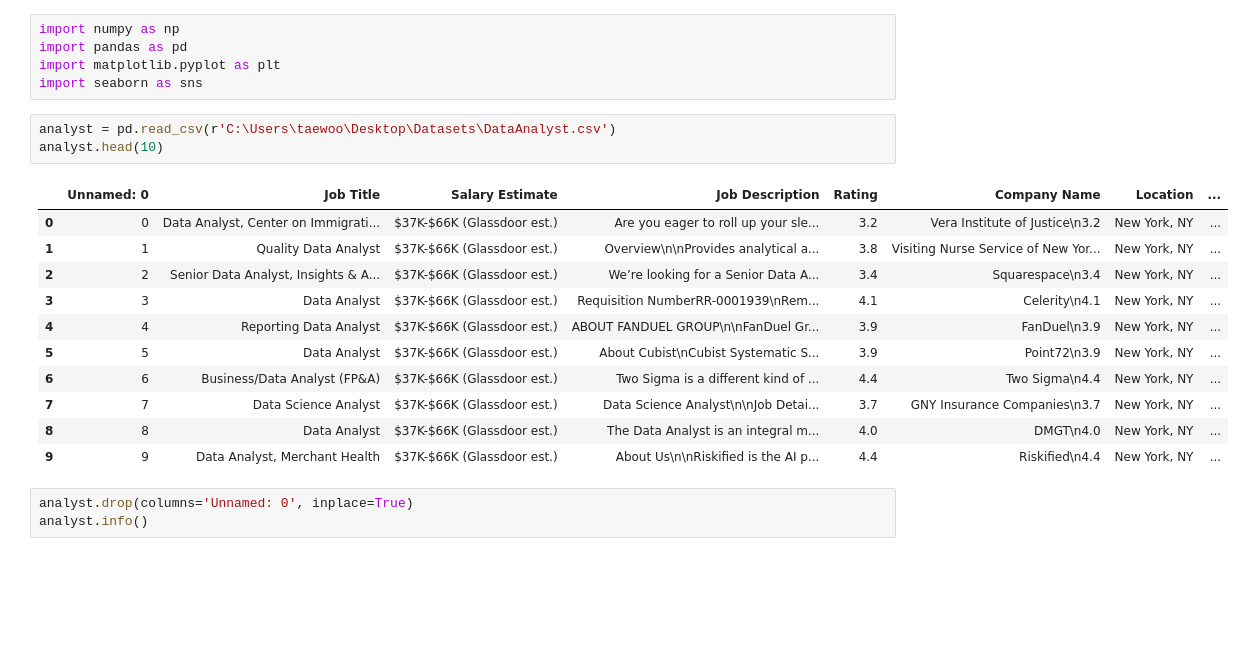
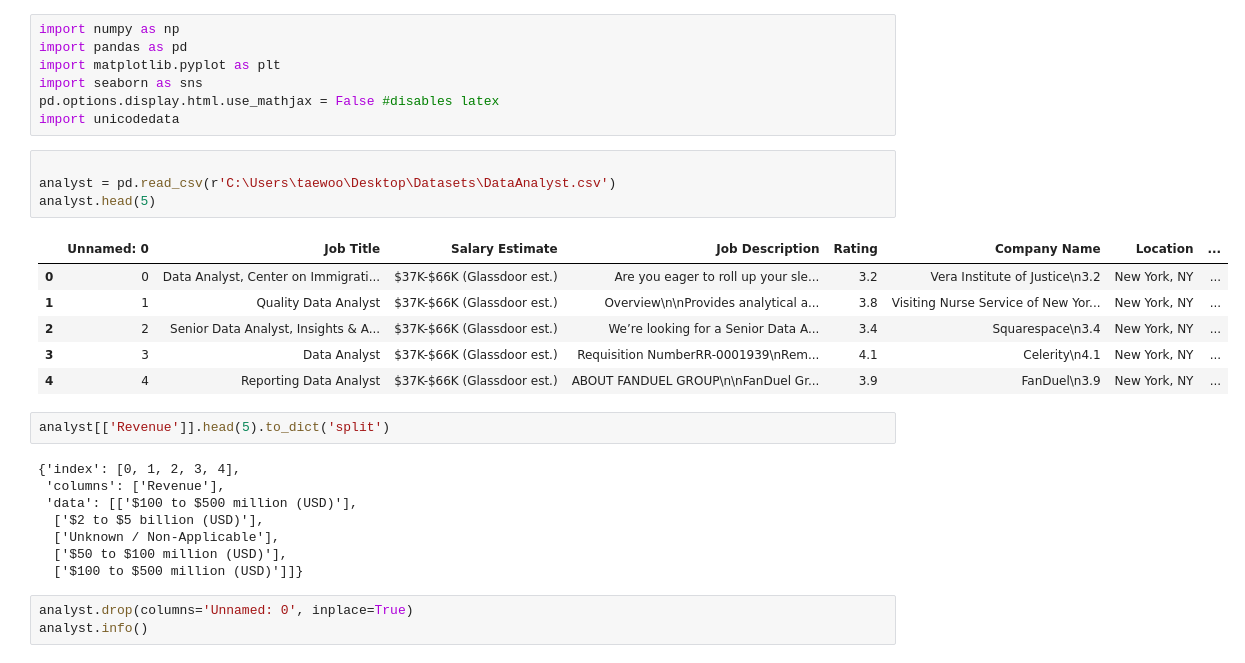
Before and after one commit to tw7366/Projects, a Jupyter notebook: Projects/Data Analyst.ipynb, the cells around one changed output. Saved outputs shown, nothing was run; the diff lists cells and outputs as text; blank space fills up the shorter version.

```diff
--- a/Projects/Data Analyst.ipynb
+++ b/Projects/Data Analyst.ipynb
@@ -3,21 +3,29 @@ import numpy as np
 import pandas as pd
 import matplotlib.pyplot as plt
 import seaborn as sns
+pd.options.display.html.use_mathjax = False #disables latex
+import unicodedata
 # %%
+
 analyst = pd.read_csv(r'C:\Users\taewoo\Desktop\Datasets\DataAnalyst.csv')
-analyst.head(10)
+analyst.head(5)
 # %% [output]
 |  | Unnamed: 0 | Job Title | Salary Estimate | Job Description | Rating | Company Name | Location | ... |
 | 0 | 0 | Data Analyst, Center on Immigrati... | $37K-$66K (Glassdoor est.) | Are you eager to roll up your sle... | 3.2 | Vera Institute of Justice\n3.2 | New York, NY | ... |
 | 1 | 1 | Quality Data Analyst | $37K-$66K (Glassdoor est.) | Overview\n\nProvides analytical a... | 3.8 | Visiting Nurse Service of New Yor... | New York, NY | ... |
 | 2 | 2 | Senior Data Analyst, Insights & A... | $37K-$66K (Glassdoor est.) | We’re looking for a Senior Data A... | 3.4 | Squarespace\n3.4 | New York, NY | ... |
 | 3 | 3 | Data Analyst | $37K-$66K (Glassdoor est.) | Requisition NumberRR-0001939\nRem... | 4.1 | Celerity\n4.1 | New York, NY | ... |
 | 4 | 4 | Reporting Data Analyst | $37K-$66K (Glassdoor est.) | ABOUT FANDUEL GROUP\n\nFanDuel Gr... | 3.9 | FanDuel\n3.9 | New York, NY | ... |
-| 5 | 5 | Data Analyst | $37K-$66K (Glassdoor est.) | About Cubist\nCubist Systematic S... | 3.9 | Point72\n3.9 | New York, NY | ... |
-| 6 | 6 | Business/Data Analyst (FP&A) | $37K-$66K (Glassdoor est.) | Two Sigma is a different kind of ... | 4.4 | Two Sigma\n4.4 | New York, NY | ... |
-| 7 | 7 | Data Science Analyst | $37K-$66K (Glassdoor est.) | Data Science Analyst\n\nJob Detai... | 3.7 | GNY Insurance Companies\n3.7 | New York, NY | ... |
-| 8 | 8 | Data Analyst | $37K-$66K (Glassdoor est.) | The Data Analyst is an integral m... | 4.0 | DMGT\n4.0 | New York, NY | ... |
-| 9 | 9 | Data Analyst, Merchant Health | $37K-$66K (Glassdoor est.) | About Us\n\nRiskified is the AI p... | 4.4 | Riskified\n4.4 | New York, NY | ... |
+# %%
+analyst[['Revenue']].head(5).to_dict('split')
+# %% [output]
+{'index': [0, 1, 2, 3, 4],
+ 'columns': ['Revenue'],
+ 'data': [['$100 to $500 million (USD)'],
+  ['$2 to $5 billion (USD)'],
+  ['Unknown / Non-Applicable'],
+  ['$50 to $100 million (USD)'],
+  ['$100 to $500 million (USD)']]}
 # %%
 analyst.drop(columns='Unnamed: 0', inplace=True)
 analyst.info()
```
Also changed, not shown: parts of 9 cells of this notebook.
